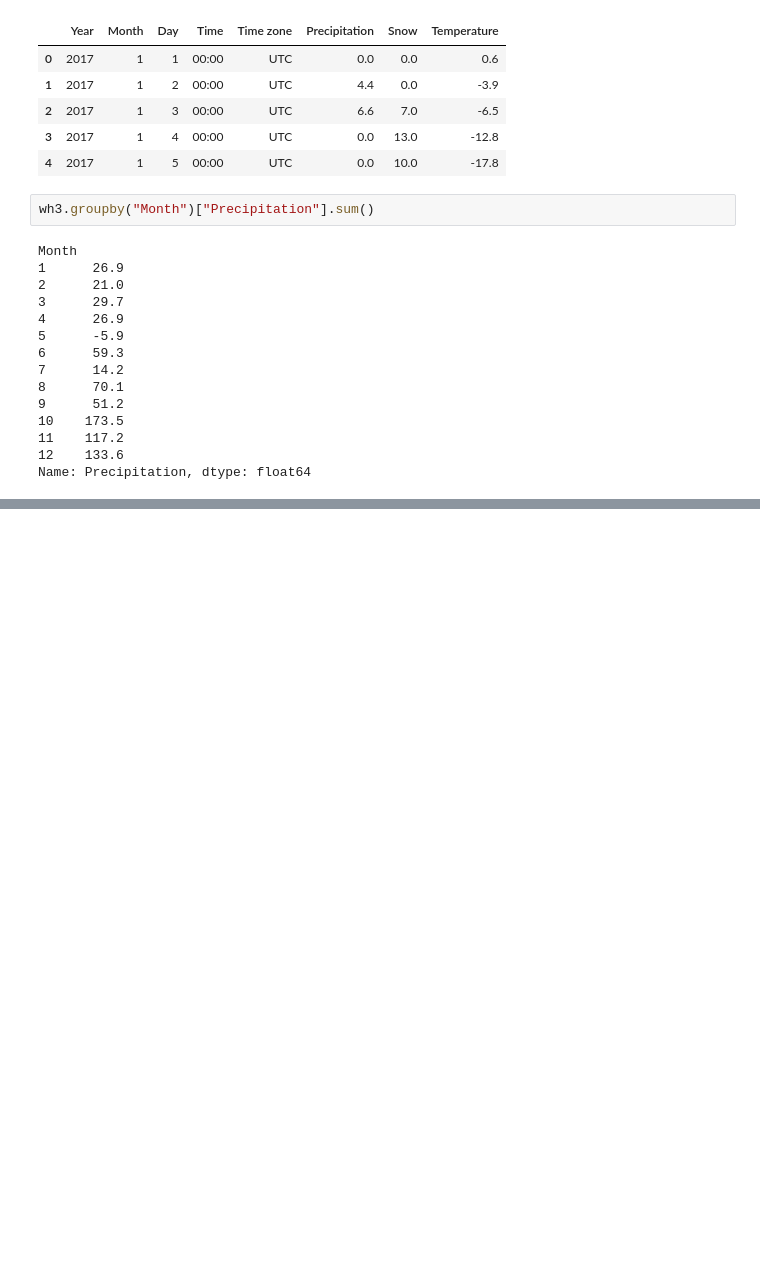
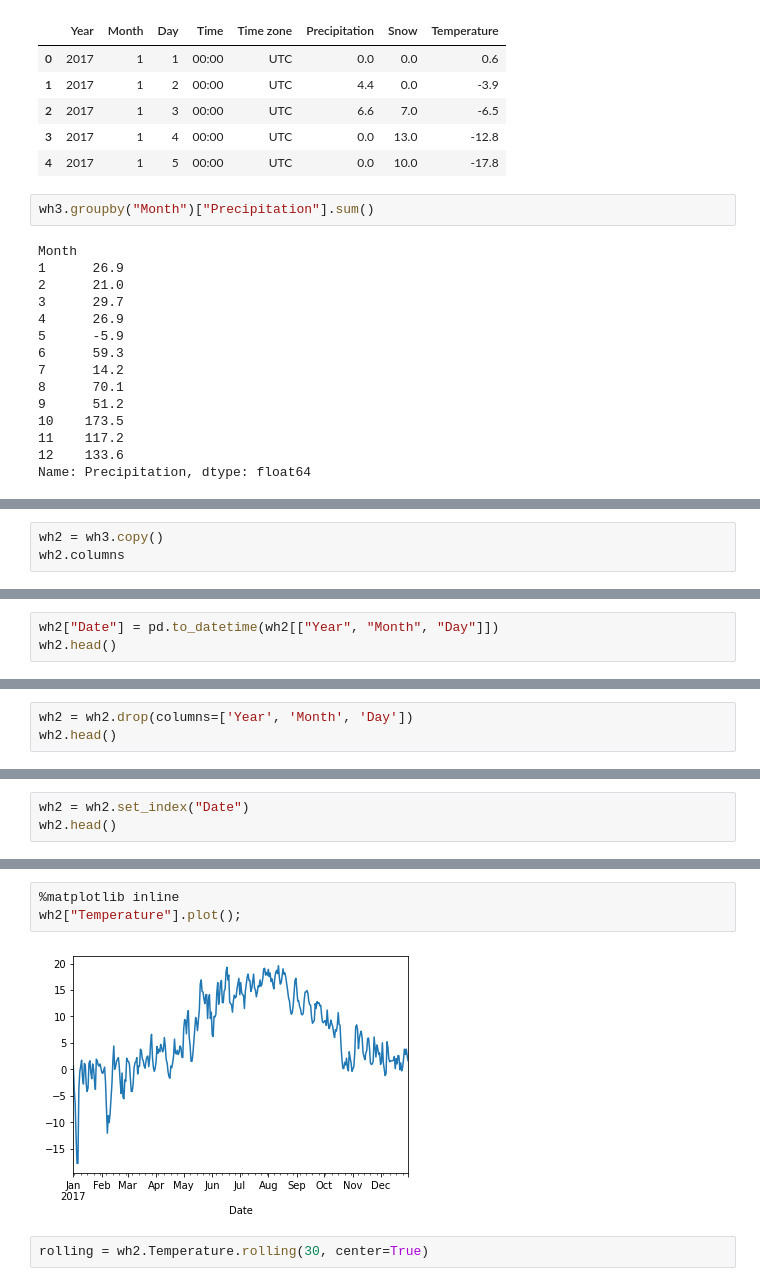
Before and after one commit to tauimonen/Data-science, a Jupyter notebook: advanced_numpy.ipynb, the cells around one changed output, grey strips where cells are left out. Drawn from its saved outputs; the diff is of its cells as text; blank space fills up the shorter version.

```diff
--- a/advanced_numpy.ipynb
+++ b/advanced_numpy.ipynb
@@ -1926,0 +1985,3 @@ Name: Precipitation, dtype: float64
+# %%
+wh2 = wh3.copy()
+wh2.columns
@@ -1926,0 +1992,3 @@ Name: Precipitation, dtype: float64
+# %%
+wh2["Date"] = pd.to_datetime(wh2[["Year", "Month", "Day"]])
+wh2.head()
@@ -1926,0 +2002,3 @@ Name: Precipitation, dtype: float64
+# %%
+wh2 = wh2.drop(columns=['Year', 'Month', 'Day'])
+wh2.head()
@@ -1926,0 +2012,3 @@ Name: Precipitation, dtype: float64
+# %%
+wh2 = wh2.set_index("Date")
+wh2.head()
@@ -1926,0 +2082,7 @@ Name: Precipitation, dtype: float64
+# %%
+%matplotlib inline
+wh2["Temperature"].plot();
+# %% [output]
+[figure, added]
+# %%
+rolling = wh2.Temperature.rolling(30, center=True)
```
Also changed, not shown: parts of 21 cells of this notebook.
